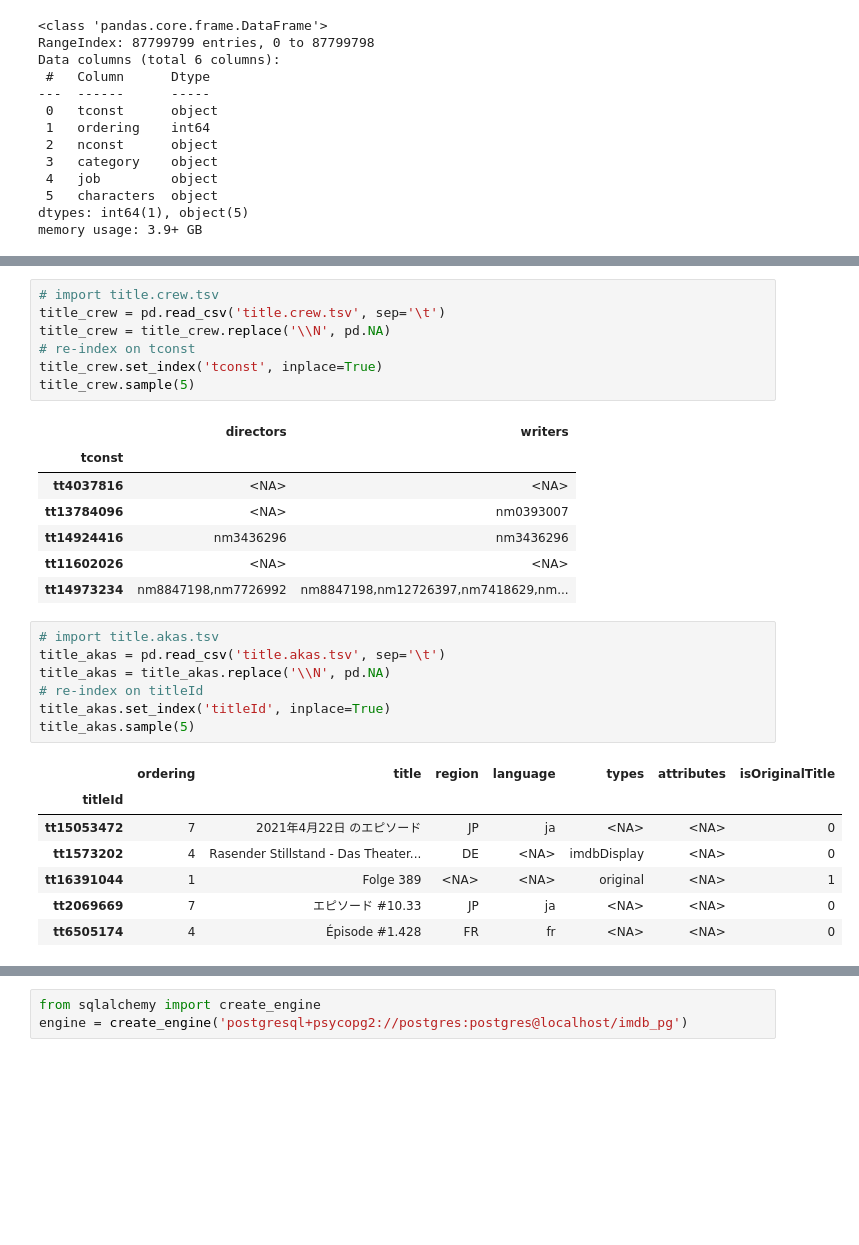
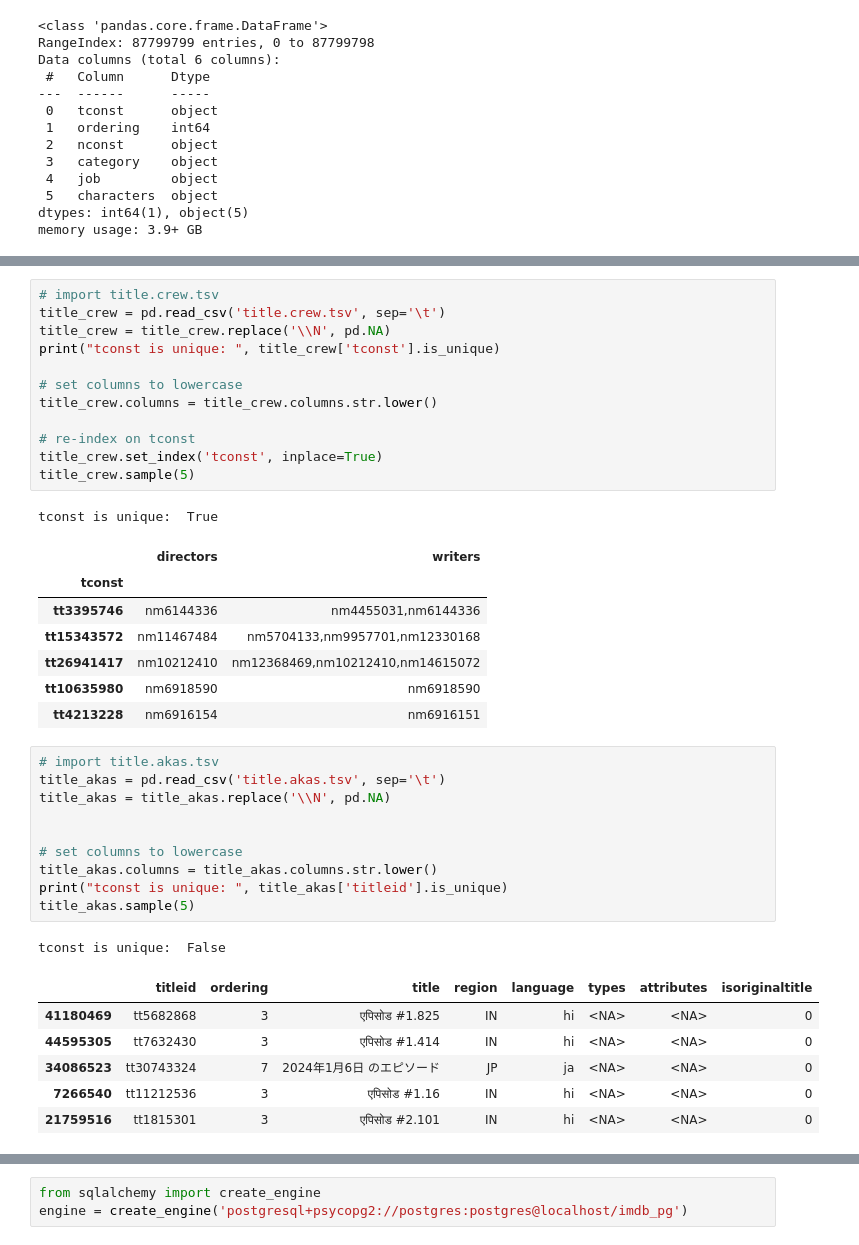
Before and after one commit to SharpWave/Dave_ML, a Jupyter notebook: IMDB2SQL.ipynb, the cells around one changed output, grey strips where cells are left out. Drawn from its saved outputs; the diff is of its cells as text; blank space fills up the shorter version.

```diff
--- a/IMDB2SQL.ipynb
+++ b/IMDB2SQL.ipynb
@@ -183,32 +188,41 @@ memory usage: 33.7+ MB
 # import title.crew.tsv
 title_crew = pd.read_csv('title.crew.tsv', sep='\t')
 title_crew = title_crew.replace('\\N', pd.NA)
+print("tconst is unique: ", title_crew['tconst'].is_unique)
+
+# set columns to lowercase
+title_crew.columns = title_crew.columns.str.lower()
+
 # re-index on tconst
 title_crew.set_index('tconst', inplace=True)
 title_crew.sample(5)
 # %% [output]
+tconst is unique:  True
 |  | directors | writers |
 | tconst |  |  |
-| tt4037816 | <NA> | <NA> |
-| tt13784096 | <NA> | nm0393007 |
-| tt14924416 | nm3436296 | nm3436296 |
-| tt11602026 | <NA> | <NA> |
-| tt14973234 | nm8847198,nm7726992 | nm8847198,nm12726397,nm7418629,nm... |
+| tt3395746 | nm6144336 | nm4455031,nm6144336 |
+| tt15343572 | nm11467484 | nm5704133,nm9957701,nm12330168 |
+| tt26941417 | nm10212410 | nm12368469,nm10212410,nm14615072 |
+| tt10635980 | nm6918590 | nm6918590 |
+| tt4213228 | nm6916154 | nm6916151 |
 # %%
 # import title.akas.tsv
 title_akas = pd.read_csv('title.akas.tsv', sep='\t')
 title_akas = title_akas.replace('\\N', pd.NA)
-# re-index on titleId
-title_akas.set_index('titleId', inplace=True)
+
+
+# set columns to lowercase
+title_akas.columns = title_akas.columns.str.lower()
+print("tconst is unique: ", title_akas['titleid'].is_unique)
 title_akas.sample(5)
 # %% [output]
+tconst is unique:  False
-|  | ordering | title | region | language | types | attributes | isOriginalTitle |
-| titleId |  |  |  |  |  |  |  |
-| tt15053472 | 7 | 2021年4月22日 のエピソード | JP | ja | <NA> | <NA> | 0 |
-| tt1573202 | 4 | Rasender Stillstand - Das Theater... | DE | <NA> | imdbDisplay | <NA> | 0 |
-| tt16391044 | 1 | Folge 389 | <NA> | <NA> | original | <NA> | 1 |
-| tt2069669 | 7 | エピソード #10.33 | JP | ja | <NA> | <NA> | 0 |
-| tt6505174 | 4 | Épisode #1.428 | FR | fr | <NA> | <NA> | 0 |
+|  | titleid | ordering | title | region | language | types | attributes | isoriginaltitle |
+| 41180469 | tt5682868 | 3 | एपिसोड #1.825 | IN | hi | <NA> | <NA> | 0 |
+| 44595305 | tt7632430 | 3 | एपिसोड #1.414 | IN | hi | <NA> | <NA> | 0 |
+| 34086523 | tt30743324 | 7 | 2024年1月6日 のエピソード | JP | ja | <NA> | <NA> | 0 |
+| 7266540 | tt11212536 | 3 | एपिसोड #1.16 | IN | hi | <NA> | <NA> | 0 |
+| 21759516 | tt1815301 | 3 | एपिसोड #2.101 | IN | hi | <NA> | <NA> | 0 |
 # %%
 title_akas.info()
 # %% [output]
```
Also changed, not shown: parts of 25 cells of this notebook.
